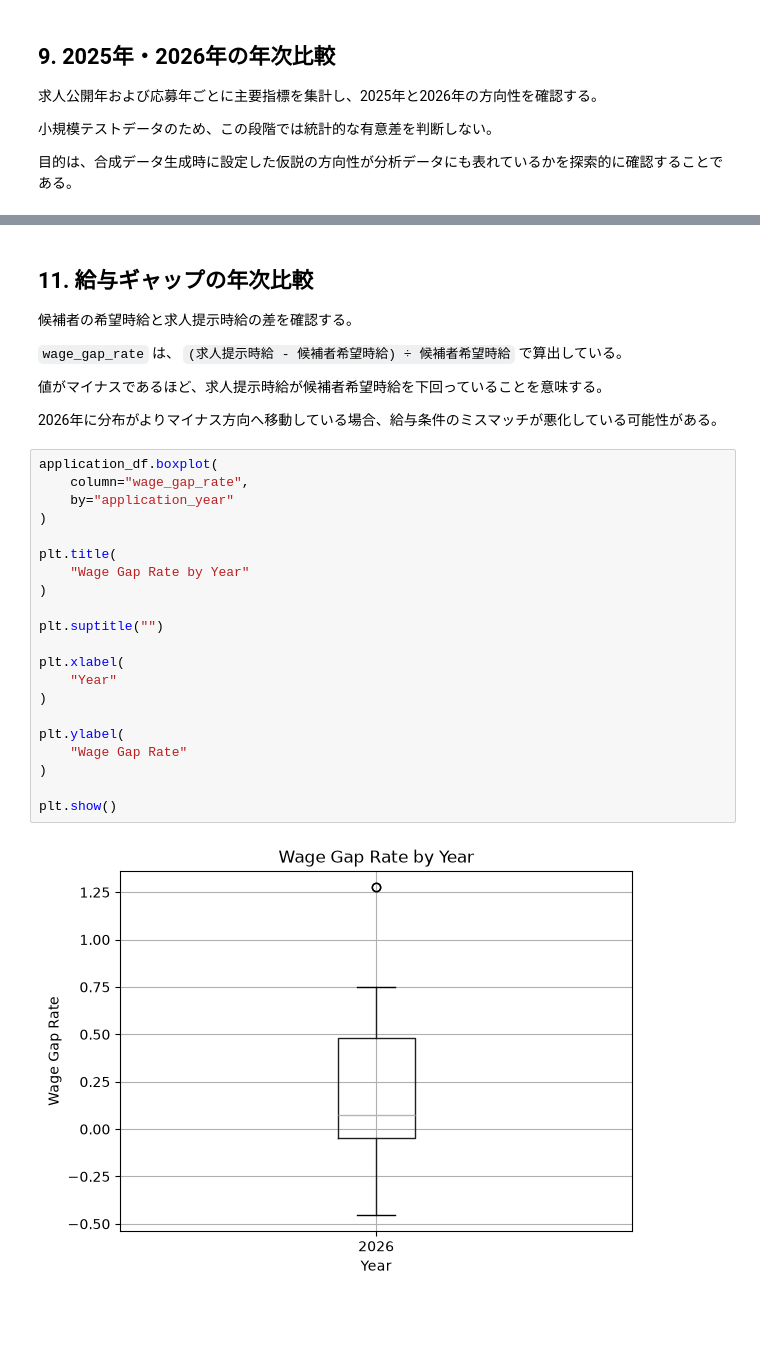
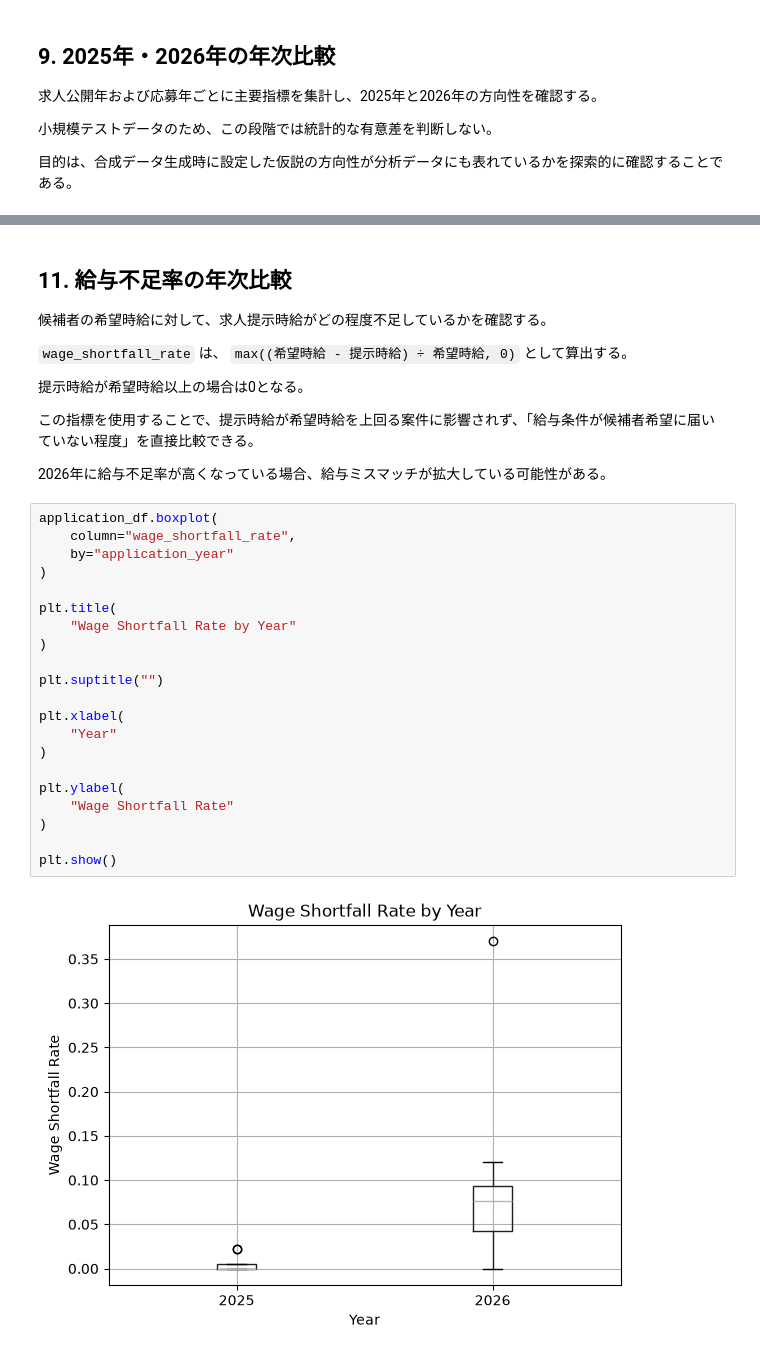
Before and after one commit to k-tomoe/recruitment-analytics-portfolio, a Jupyter notebook: notebooks/01_eda.ipynb, the cells around one changed output, grey strips where cells are left out. Drawn from its saved outputs; the diff is of its cells as text; blank space fills up the shorter version.

```diff
--- a/notebooks/01_eda.ipynb
+++ b/notebooks/01_eda.ipynb
@@ -558,34 +641,36 @@ application_df[
 # %% [markdown]
-## 11. 給与ギャップの年次比較
-候補者の希望時給と求人提示時給の差を確認する。
+## 11. 給与不足率の年次比較
+候補者の希望時給に対して、求人提示時給がどの程度不足しているかを確認する。
 
-`wage_gap_rate` は、
-`(求人提示時給 - 候補者希望時給) ÷ 候補者希望時給`
-で算出している。
+`wage_shortfall_rate` は、
+`max((希望時給 - 提示時給) ÷ 希望時給, 0)`
+として算出する。
 
-値がマイナスであるほど、求人提示時給が候補者希望時給を下回っていることを意味する。
+提示時給が希望時給以上の場合は0となる。
 
-2026年に分布がよりマイナス方向へ移動している場合、給与条件のミスマッチが悪化している可能性がある。
+この指標を使用することで、提示時給が希望時給を上回る案件に影響されず、「給与条件が候補者希望に届いていない程度」を直接比較できる。
+
+2026年に給与不足率が高くなっている場合、給与ミスマッチが拡大している可能性がある。
 # %%
 application_df.boxplot(
-    column="wage_gap_rate",
+    column="wage_shortfall_rate",
     by="application_year"
 )
 
 plt.title(
-    "Wage Gap Rate by Year"
+    "Wage Shortfall Rate by Year"
 )
 
 plt.suptitle("")
 
 plt.xlabel(
     "Year"
 )
 
 plt.ylabel(
-    "Wage Gap Rate"
+    "Wage Shortfall Rate"
 )
 
 plt.show()
 # %% [output]
-[figure, old version]
+[figure, new version]
```
Also changed, not shown: parts of 62 cells of this notebook.
